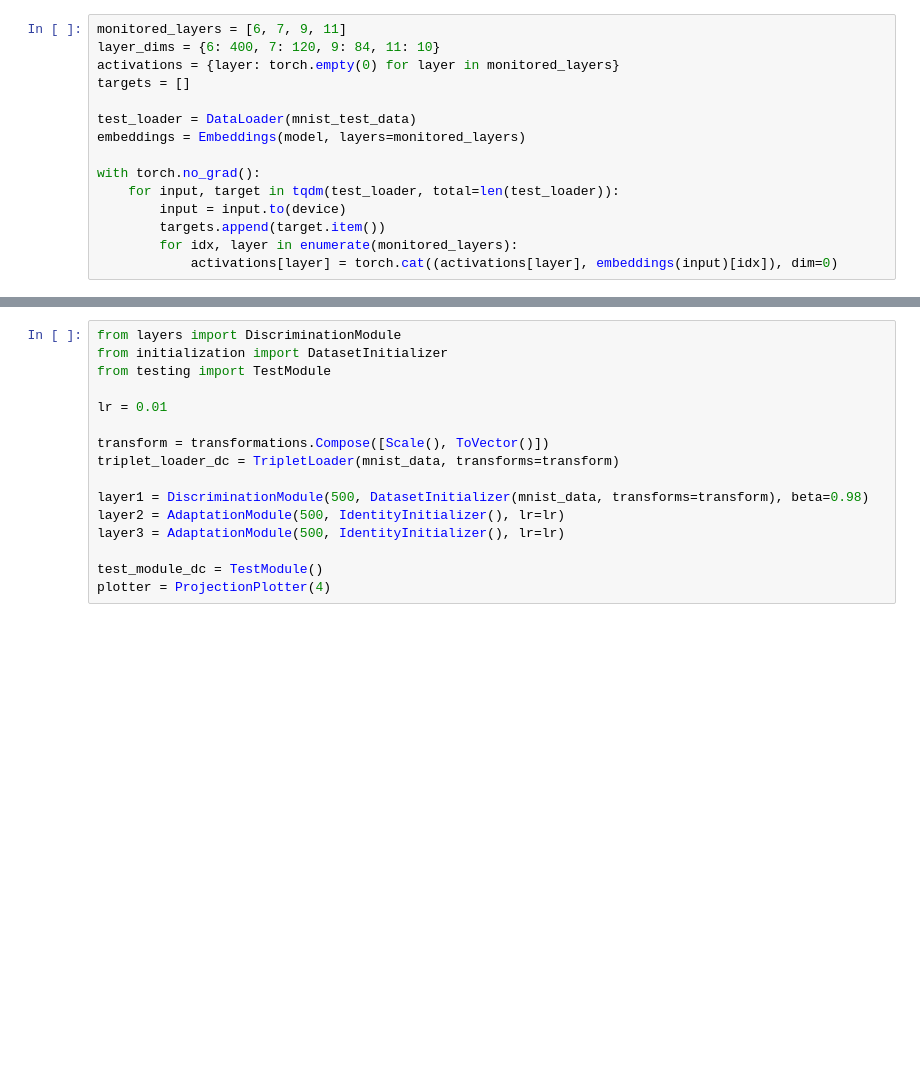
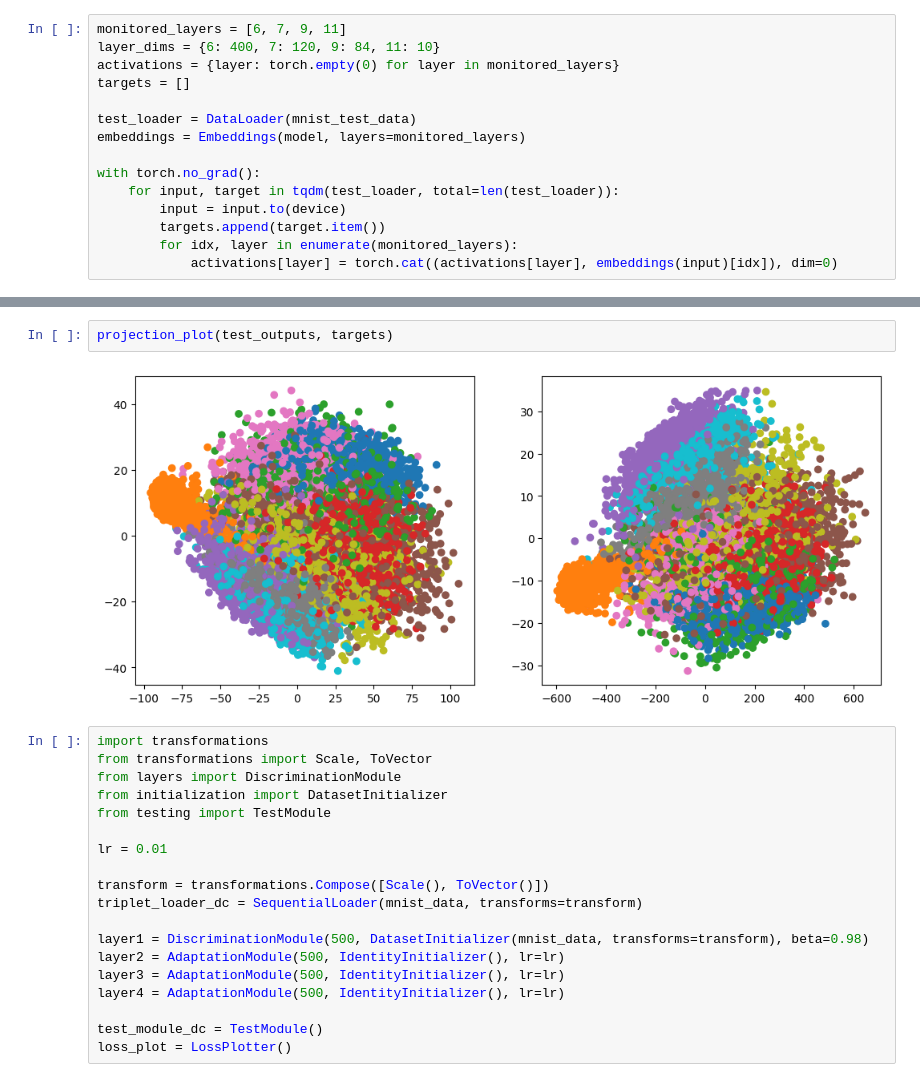
Before and after one commit to wormLove/DCNet, a Jupyter notebook: SiameseMNIST.ipynb, the cells around one changed output, grey strips where cells are left out. Drawn from its saved outputs; the diff is of its cells as text; blank space fills up the shorter version.

```diff
--- a/SiameseMNIST.ipynb
+++ b/SiameseMNIST.ipynb
@@ -274,4 +217,10 @@ for epoch in range(nepochs):
+# %%
+projection_plot(test_outputs, targets)
+# %% [output]
+[figure, added]
 # %%
+import transformations
+from transformations import Scale, ToVector
 from layers import DiscriminationModule
 from initialization import DatasetInitializer
 from testing import TestModule
@@ -279,12 +228,13 @@ from testing import TestModule
 lr = 0.01
 
 transform = transformations.Compose([Scale(), ToVector()])
-triplet_loader_dc = TripletLoader(mnist_data, transforms=transform)
+triplet_loader_dc = SequentialLoader(mnist_data, transforms=transform)
 
 layer1 = DiscriminationModule(500, DatasetInitializer(mnist_data, transforms=transform), beta=0.98)
 layer2 = AdaptationModule(500, IdentityInitializer(), lr=lr)
 layer3 = AdaptationModule(500, IdentityInitializer(), lr=lr)
+layer4 = AdaptationModule(500, IdentityInitializer(), lr=lr)
 
 test_module_dc = TestModule()
-plotter = ProjectionPlotter(4)
+loss_plot = LossPlotter()
 # %%
```
Also changed, not shown: parts of 15 cells of this notebook, 2 other files.
